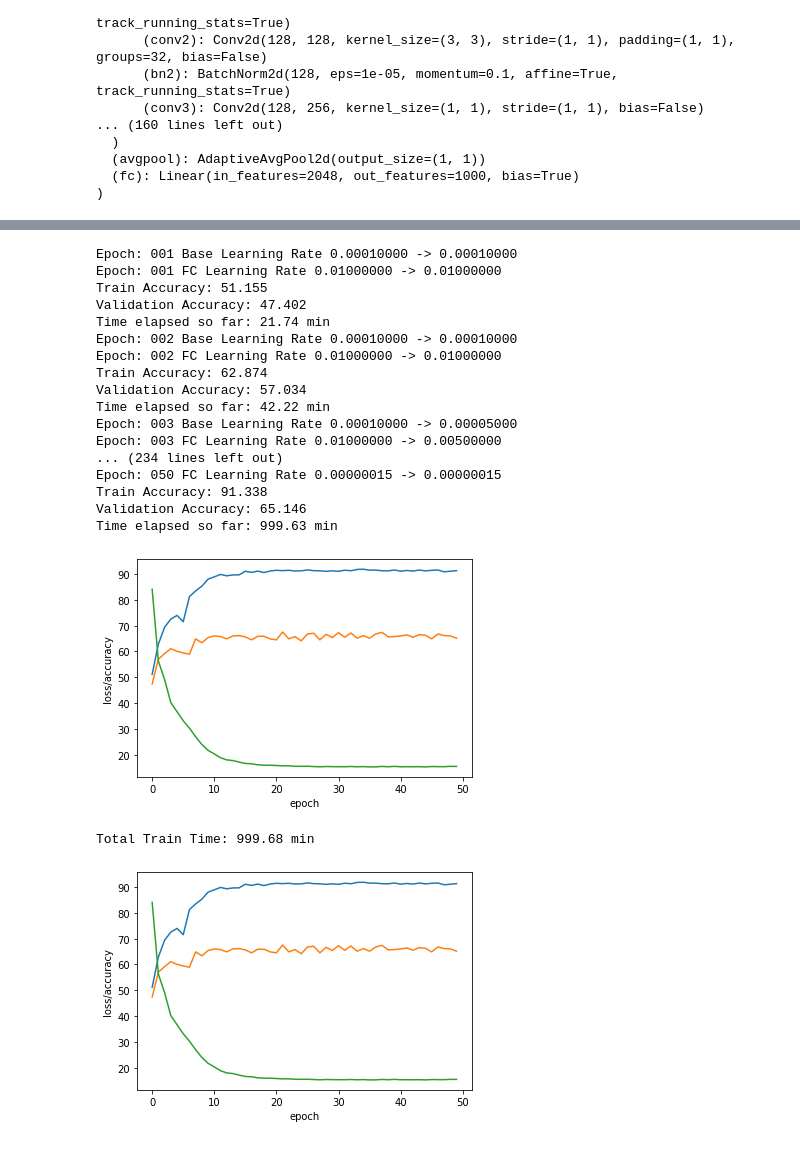
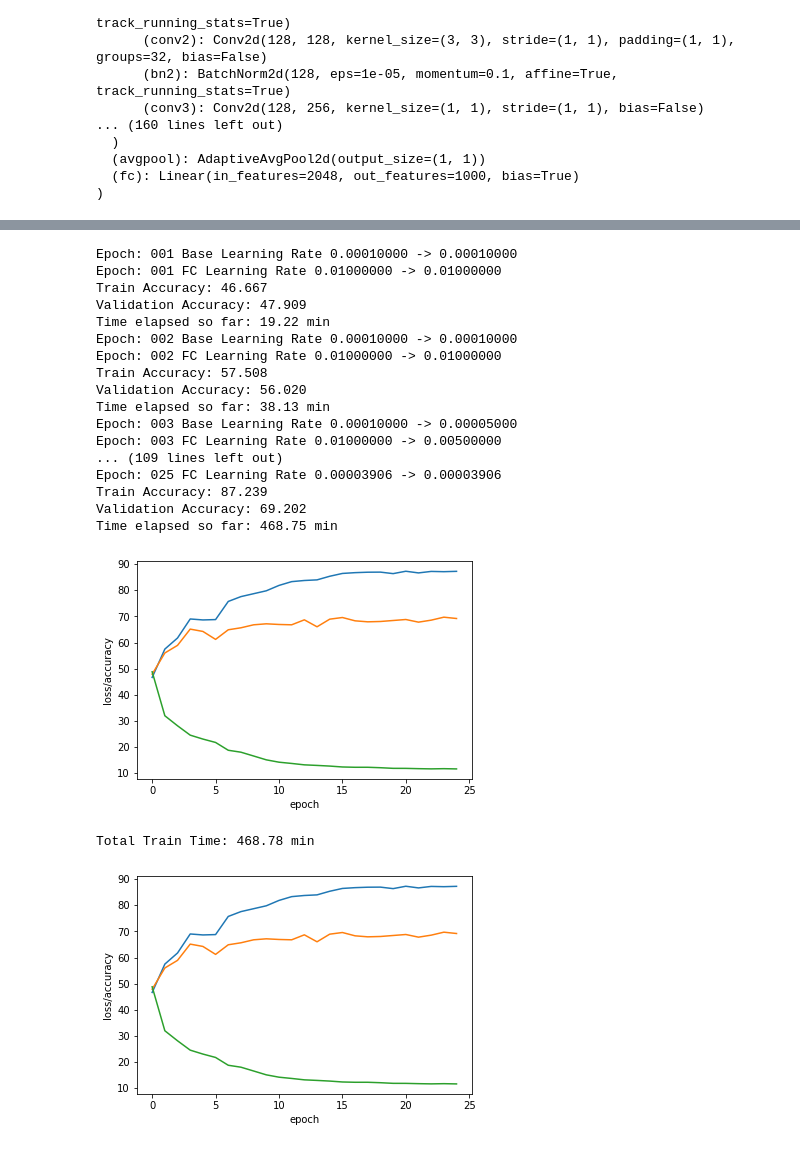
Before and after one commit to saiT1108/GalaxyClassifier, a Jupyter notebook: DataProcessor.ipynb, the cells around one changed output, grey strips where cells are left out. Cells and saved outputs as stored; diff of their text form; code cells hidden in the pictures.

```diff
--- a/DataProcessor.ipynb
+++ b/DataProcessor.ipynb
@@ -24,7 +24,7 @@ print("GPU is", "available" if has_gpu else "NOT AVAILABLE")
 print("MPS (Apple Metal) is", "AVAILABLE" if has_mps else "NOT AVAILABLE")
 print(f"Target device is {device}")
 
-batch_size = 64
+batch_size = 110
 num_classes = 8
 num_epochs = 25
 # %% [output]
@@ -388,11 +396,11 @@ def accuracy(model, data_loader, device):
             tot_samples += labels.shape[0]
         acc = (true_pred/float(tot_samples))*100
         confusion_matrix = metrics.confusion_matrix(labels, label_pred)
-        cm_display = metrics.ConfusionMatrixDisplay(confusion_matrix = confusion_matrix, display_labels = [False, False])
-    return acc, cm_display
+        # cm_display = metrics.ConfusionMatrixDisplay(confusion_matrix = confusion_matrix, display_labels = [False, False])
+    return acc, confusion_matrix
 # %%
 torch.manual_seed(1)
-base_learning_rate = 1e-5 # for fine-tuning - low learning rates
+base_learning_rate = 1e-4 # for fine-tuning - low learning rates
 fc_learning_rate = 1e-2
 
 # Set different learning rates for different param_groups
@@ -401,7 +409,7 @@ optimizer = torch.optim.Adam([
     {'params': model.fc.parameters(), 'lr': fc_learning_rate, 'weight_decay':0.5}
     ], lr=base_learning_rate)
 # Set up a Learning rate scheduler
-scheduler = torch.optim.lr_scheduler.StepLR(optimizer, step_size=int((num_epochs/20)+1), gamma=0.5)
+scheduler = torch.optim.lr_scheduler.StepLR(optimizer, step_size=int((num_epochs/10)+1), gamma=0.5)
 # %%
 # # img_list = attr_df['PGC_name'].to_list()[:200]
 # # label_list = attr_df['groupT'].to_list()[:200]
@@ -462,8 +470,6 @@ for epoch in range(num_epochs):
 
         optimizer.step()
 
-        if batch_idx == 63:
-            print(f"Epoch: {epoch + 1:02d}/{num_epochs:02d} | Batch: {batch_idx + 1:03d}/{len(train_loader):03d} | Loss: {loss:.5f}")
         total_loss += loss.item()
 
 
@@ -475,46 +481,46 @@ for epoch in range(num_epochs):
     current_lr_base = optimizer.param_groups[0]["lr"]
     current_lr_fc = optimizer.param_groups[1]["lr"]
     print(f"Epoch: {epoch+1:03d} Base Learning Rate {prev_lr_base:.8f} -> {current_lr_base:.8f}")
     print(f"Epoch: {epoch+1:03d} FC Learning Rate {prev_lr_fc:.8f} -> {current_lr_fc:.8f}")
 
     # Evaluate Performance after each epoch
     model = model.eval()
     tr_acc, cm = accuracy(model, train_loader, device)
     tr_acc_ls.append(tr_acc)
     valid_acc, cm = accuracy(model, valid_loader, device)
     vl_acc.append(valid_acc)
     print(f"Train Accuracy: {tr_acc:0.3f}")
     print(f"Validation Accuracy: {valid_acc:0.3f}")
     print(f"Time elapsed so far: {(time.time() - start_time) / 60:.2f} min")
 
 plt.plot(tr_acc_ls, label='train')
 plt.plot(vl_acc, label='validation')
 plt.plot(track_loss, label = 'loss')
 plt.xlabel("epoch")
 plt.ylabel("loss/accuracy")
 plt.show()
 
 print(f"Total Train Time: {(time.time() - start_time) / 60:.2f} min")
 # %% [output]
 Epoch: 001 Base Learning Rate 0.00010000 -> 0.00010000
 Epoch: 001 FC Learning Rate 0.01000000 -> 0.01000000
-Train Accuracy: 51.155
-Validation Accuracy: 47.402
-Time elapsed so far: 21.74 min
+Train Accuracy: 46.667
+Validation Accuracy: 47.909
+Time elapsed so far: 19.22 min
 Epoch: 002 Base Learning Rate 0.00010000 -> 0.00010000
 Epoch: 002 FC Learning Rate 0.01000000 -> 0.01000000
-Train Accuracy: 62.874
-Validation Accuracy: 57.034
-Time elapsed so far: 42.22 min
+Train Accuracy: 57.508
+Validation Accuracy: 56.020
+Time elapsed so far: 38.13 min
 Epoch: 003 Base Learning Rate 0.00010000 -> 0.00005000
 Epoch: 003 FC Learning Rate 0.01000000 -> 0.00500000
-... (234 lines left out)
-Epoch: 050 FC Learning Rate 0.00000015 -> 0.00000015
-Train Accuracy: 91.338
-Validation Accuracy: 65.146
-Time elapsed so far: 999.63 min
+... (109 lines left out)
+Epoch: 025 FC Learning Rate 0.00003906 -> 0.00003906
+Train Accuracy: 87.239
+Validation Accuracy: 69.202
+Time elapsed so far: 468.75 min
-[figure, old version]
+[figure, new version]
-Total Train Time: 999.68 min
+Total Train Time: 468.78 min
 # %%
 import math
 
@@ -525,6 +531,6 @@ plt.xlabel("epoch")
 plt.ylabel("loss/accuracy")
 plt.show()
 # %% [output]
-[figure, old version]
+[figure, new version]
 # %%
 model = model.eval()
```
Also changed, not shown: parts of 6 cells of this notebook.
